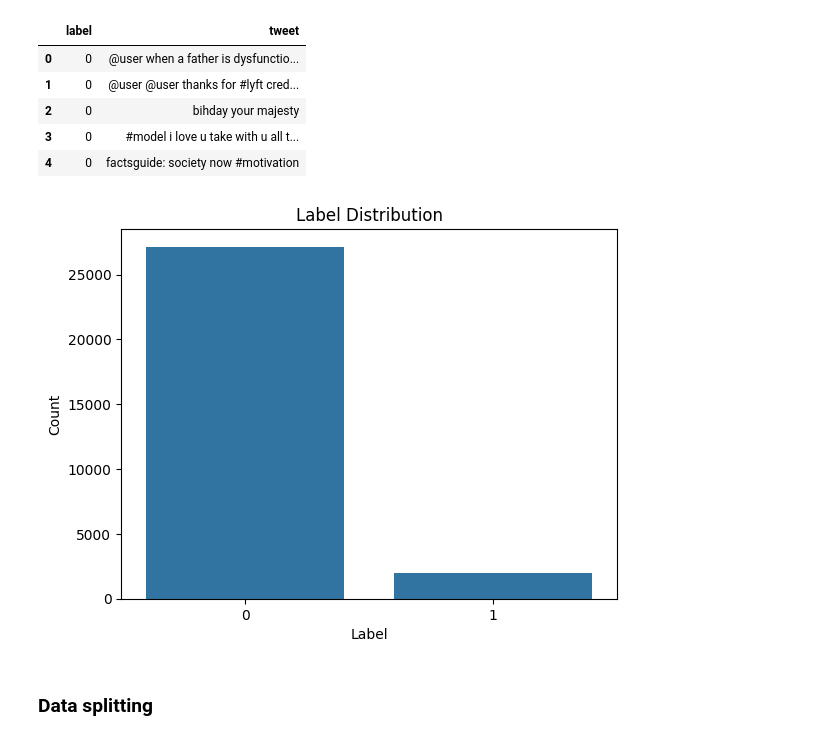
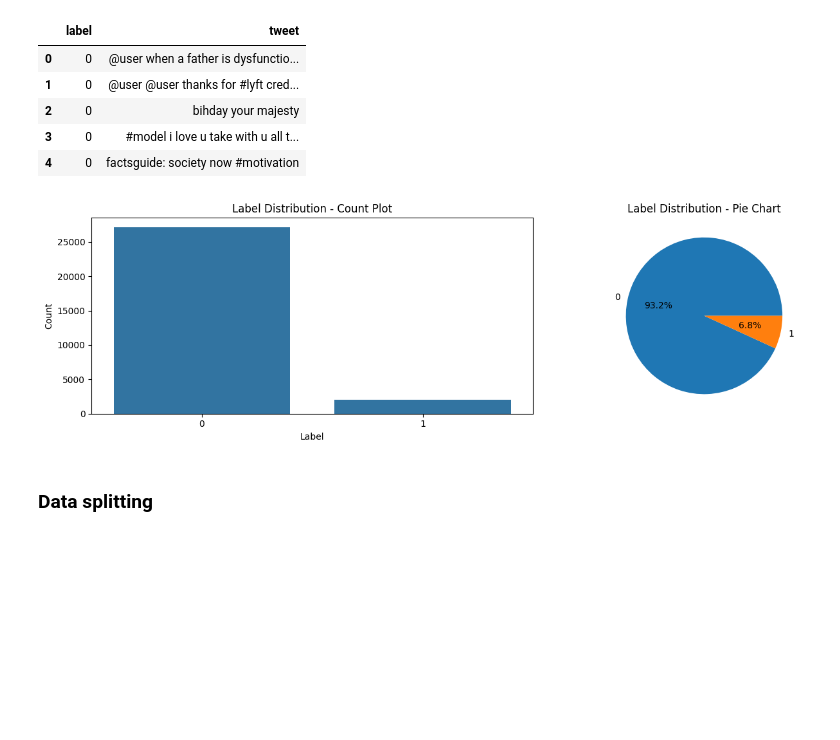
Before and after one commit to ali2yman/Hate-Speech-Classification, a Jupyter notebook: Notebook/Hate Speech Classification.ipynb, the cells around one changed output. Cells and saved outputs as stored; diff of their text form; code cells hidden in the pictures; blank space fills up the shorter version.

```diff
--- a/Notebook/Hate Speech Classification.ipynb
+++ b/Notebook/Hate Speech Classification.ipynb
@@ -108,15 +108,30 @@ df.head()
 | 2 | 0 | bihday your majesty |
 | 3 | 0 | #model i love u take with u all t... |
 | 4 | 0 | factsguide: society now #motivation |
-# %%
-# show if there is any imbalance in the dataset - plotting using bar chart using seaborn
-sns.countplot(x='label', data=df)
-plt.title('Label Distribution')
-plt.xlabel('Label')
-plt.ylabel('Count')
-plt.show()
-# %% [output]
-[figure, removed]
+# %%
+# show if there is any imbalance in the dataset - plotting using bar chart using seaborn
+
+# Count label values
+label_counts = df['label'].value_counts().sort_index()
+
+# Create subplots: 1 row, 2 columns
+fig, axs = plt.subplots(1, 2, figsize=(14, 4))
+
+# Countplot (bar chart)
+sns.countplot(x='label', data=df, ax=axs[0])
+axs[0].set_title('Label Distribution - Count Plot')
+axs[0].set_xlabel('Label')
+axs[0].set_ylabel('Count')
+
+# Pie chart
+axs[1].pie(label_counts, labels=label_counts.index, autopct='%1.1f%%')
+axs[1].set_title('Label Distribution - Pie Chart')
+
+# Show both plots
+plt.tight_layout()
+plt.show()
+# %% [output]
+[figure, added]
 # %% [markdown]
 ### Data splitting
 # %% [markdown]
```
Also changed, not shown: parts of 15 cells of this notebook, 1 other file.
